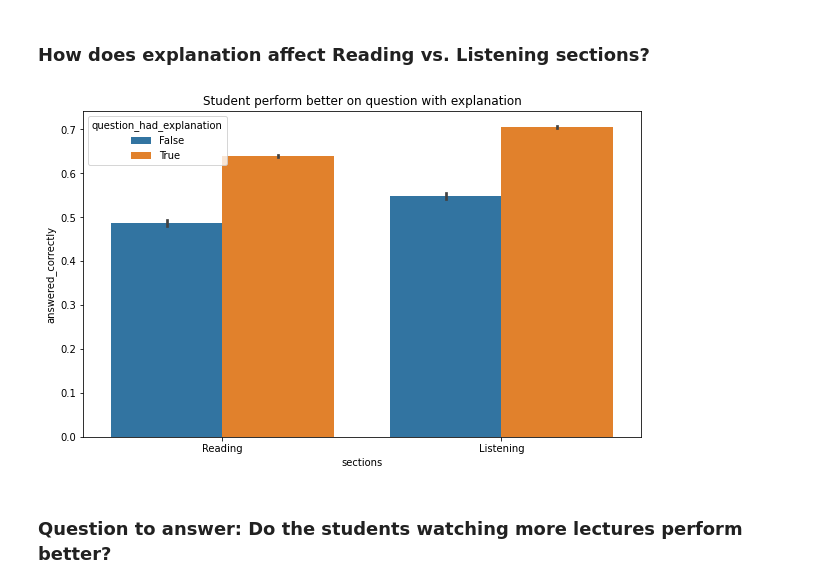
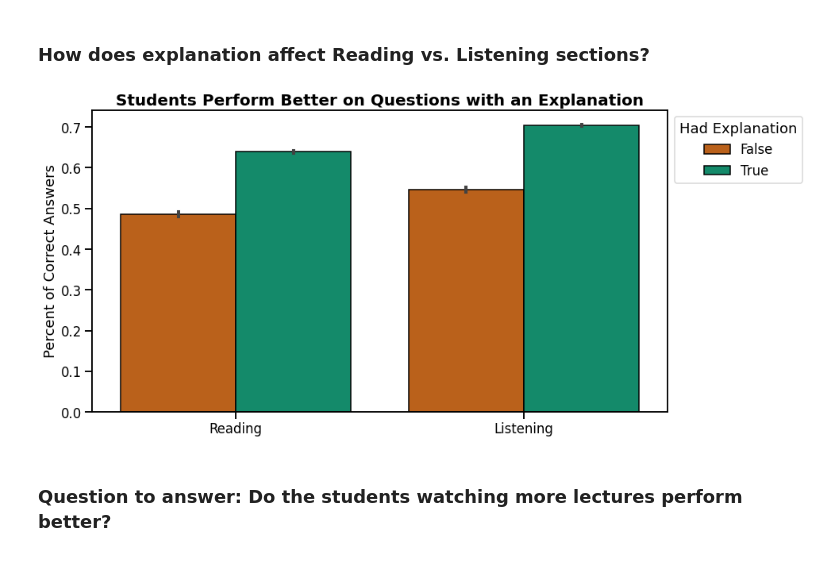
Before and after one commit to Riiid-Team/AI-Learning, a Jupyter notebook: MVP-Shi.ipynb, the cells around one changed output. Drawn from its saved outputs; the diff is of its cells as text; code cells hidden in the pictures.

```diff
--- a/MVP-Shi.ipynb
+++ b/MVP-Shi.ipynb
@@ -1623,12 +1624,18 @@ plt.show()
 # %% [markdown]
 ### How does explanation affect Reading vs. Listening sections?
-# %%
-plt.figure(figsize=(10, 6))
-sns.barplot(data=train, x='sections', y='answered_correctly', hue='question_had_explanation')
-plt.title("Student perform better on question with explanation")
-plt.show()
-# %% [output]
-[figure, removed]
+# %%
+sns.set_context('talk')
+
+plt.figure(figsize=(13,7))
+sns.barplot(data=train, x='sections', y='answered_correctly', hue='question_had_explanation',
+            palette=['#d55e00', '#009e73'], ec='black')
+plt.title("Students Perform Better on Questions with an Explanation", fontweight='bold', fontsize=20)
+plt.xlabel("")
+plt.ylabel("Percent of Correct Answers")
+plt.legend(bbox_to_anchor=(1, 1), title ='Had Explanation')
+plt.show()
+# %% [output]
+[figure, added]
 # %% [markdown]
 ### Question to answer: Do the students watching more lectures perform better?
 # %%
```
Also changed, not shown: parts of 9 cells of this notebook.
